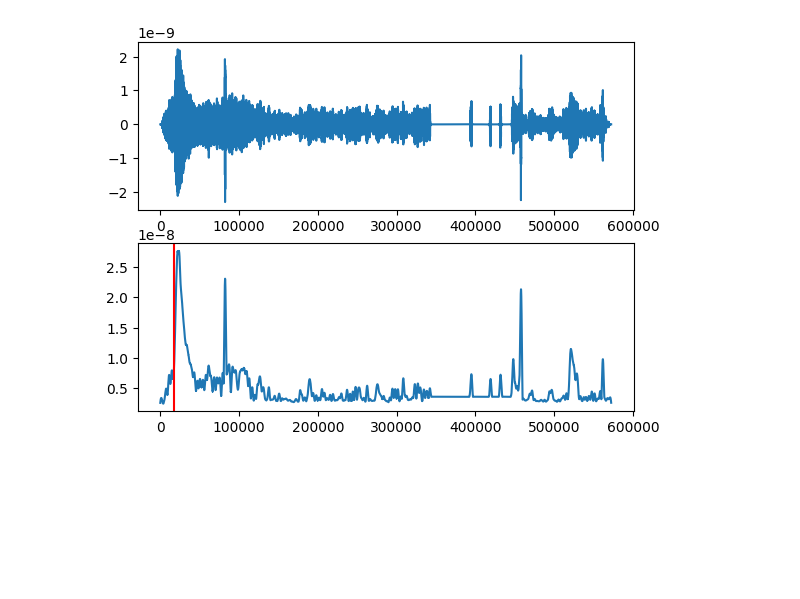
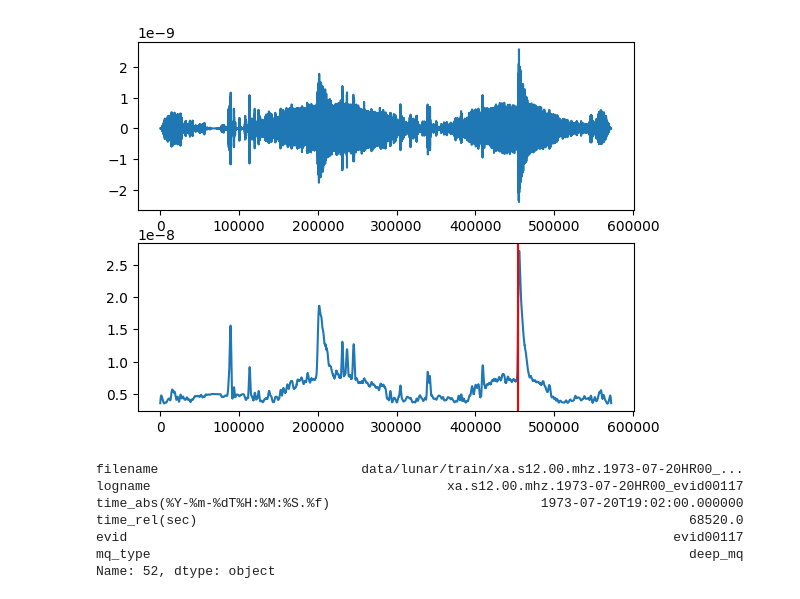
Before and after one commit to ifauh/seismic-detector, a Jupyter notebook: seismic_detect_notebook.ipynb, the cells around one changed output. Cells and saved outputs as stored; diff of their text form; code cells hidden in the pictures; blank space fills up the shorter version.

```diff
--- a/seismic_detect_notebook.ipynb
+++ b/seismic_detect_notebook.ipynb
@@ -275,32 +226,40 @@ class ProcessSignal:
       #peaks using a Univariate spline
       upper_spline = UnivariateSpline(peaks_upper,x[peaks_upper])
       lower_spline = UnivariateSpline(peaks_lower,x[peaks_lower])
       upper_envelope = upper_spline(np.arange(x.shape[0]))
       lower_envelope = lower_spline(np.arange(x.shape[0]))
 
       #Return the envelopes
       return upper_envelope,lower_envelope
 
     else:
 
       raise ValueError('%s is not a valid method' %(method))
 
   def compareSignals(self,original:np.ndarray,signal:np.ndarray,fs:float,arrival_time:float,block:Optional[bool]=True)->None:
 
     plt.close()
     plt.subplot(2,1,1)
     plt.plot(original)
     plt.subplot(2,1,2)
     plt.plot(signal)
     plt.axvline(x=(arrival_time*fs),color="red")
     plt.show()
   '''
   Test block
   '''
-idx=10
+idx=52
 x_input,x_label,fs=train_data[idx],train_labels[idx],sampling_rate[idx]
 p=ProcessSignal()
 envelope=p.detectEnvelope(x_input,int(fs*512),'rms',"hamming")
 p.compareSignals(x_input,envelope[0],fs,x_label)
+print(dataTester.dataset.iloc[idx])
 # %% [output]
-[figure, old version]
+[figure, new version]
+filename                          data/lunar/train/xa.s12.00.mhz.1973-07-20HR00_...
+logname                                      xa.s12.00.mhz.1973-07-20HR00_evid00117
+time_abs(%Y-%m-%dT%H:%M:%S.%f)                           1973-07-20T19:02:00.000000
+time_rel(sec)                                                               68520.0
+evid                                                                      evid00117
+mq_type                                                                     deep_mq
+Name: 52, dtype: object
```
Also changed, not shown: parts of 11 cells of this notebook.
